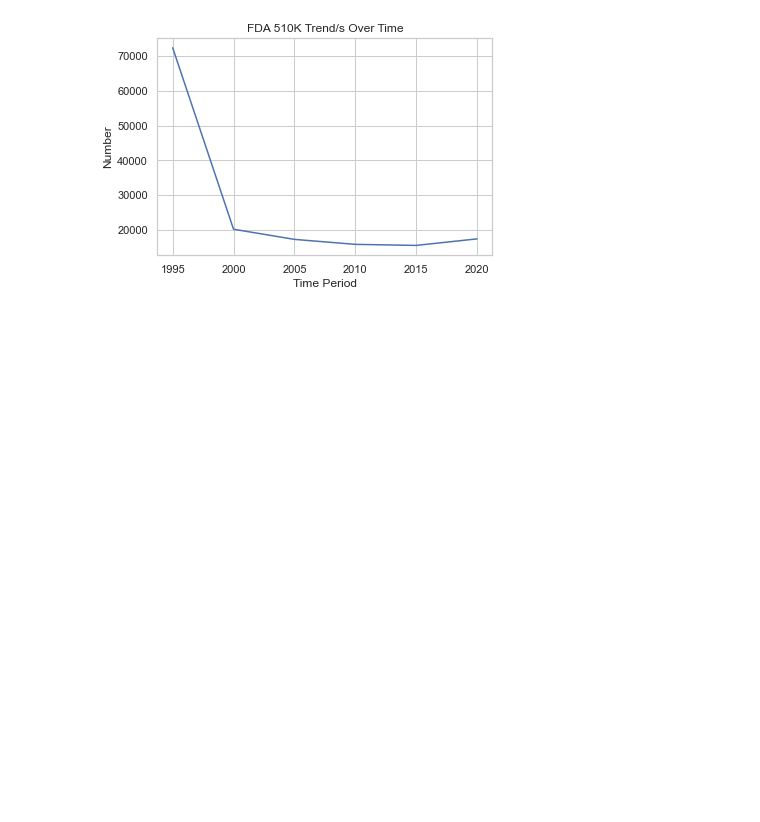
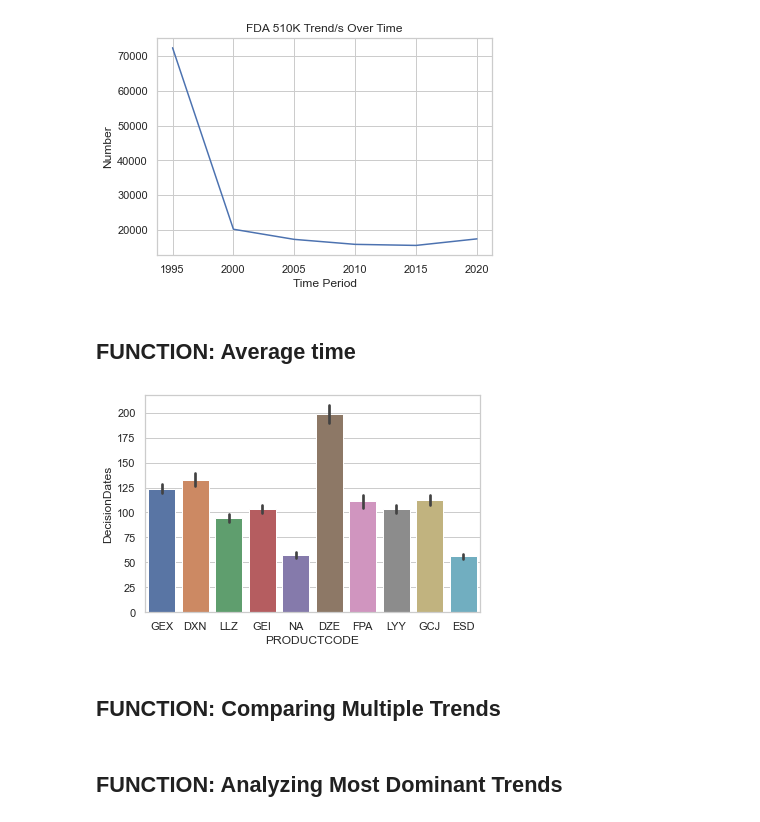
Before and after one commit to BelindaTang1/FDA_DataAnalytics, a Jupyter notebook: searching_engine.ipynb, the cells around one changed output. Drawn from its saved outputs; the diff is of its cells as text; code cells hidden in the pictures; blank space fills up the shorter version.

```diff
--- a/searching_engine.ipynb
+++ b/searching_engine.ipynb
@@ -105,6 +112,3 @@ result
 3126
 # %% [markdown]
 ## Average Time Analysis
-# %%
-def analyze_averagetime_of_df(df):
-    return df.shape[0]
@@ -255,3 +256,31 @@ show_trend(APPLICANT_YEAR)
 # %% [output]
 split successfully!
 [figure]
+# %% [markdown]
+## FUNCTION: Average time
+# %%
+def analyze_averagetime_of_df(df):
+
+    recieved_date = df['DATERECEIVED'].tolist()
+    decision_date = df['DECISIONDATE'].tolist()
+    time_length = []
+    for i in range(len(recieved_date)):
+        time_length.append(cal_time_length(recieved_date[i], decision_date[i]))
+    df['DecisionDates'] = time_length
+    AVERAGE_TimeLength = df.groupby('PRODUCTCODE', as_index= False)['DecisionDates'].mean()
+
+    AVERAGE_ProductCode = df['PRODUCTCODE'].value_counts()[:10].index.tolist()
+    AVERAGE_TIME_TOP10results = df.loc[df['PRODUCTCODE'].isin(AVERAGE_ProductCode)]
+    AVERAGE_TIME_TOP10results.sort_values(by=['DecisionDates'], ascending= False).head(10)
+
+    sns.set_theme(style="whitegrid")
+    aver_t_plot = sns.barplot(x = "PRODUCTCODE", y = "DecisionDates", data = AVERAGE_TIME_TOP10results)
+    plt.show()
+# %%
+AVERAGE_TIME_df = filter_510k(FDA_INFO_510K, productCode = None , dateReceived = None, decisionDate = None)
+#optional: changing timeframes
+analyze_averagetime_of_df(AVERAGE_TIME_df)
+# %% [output]
+[figure, added]
+# %% [markdown]
+## FUNCTION: Comparing Multiple Trends
@@ -257,0 +297,2 @@ split successfully!
+# %% [markdown]
+## FUNCTION: Analyzing Most Dominant Trends
```
Also changed, not shown: parts of 7 cells of this notebook.
